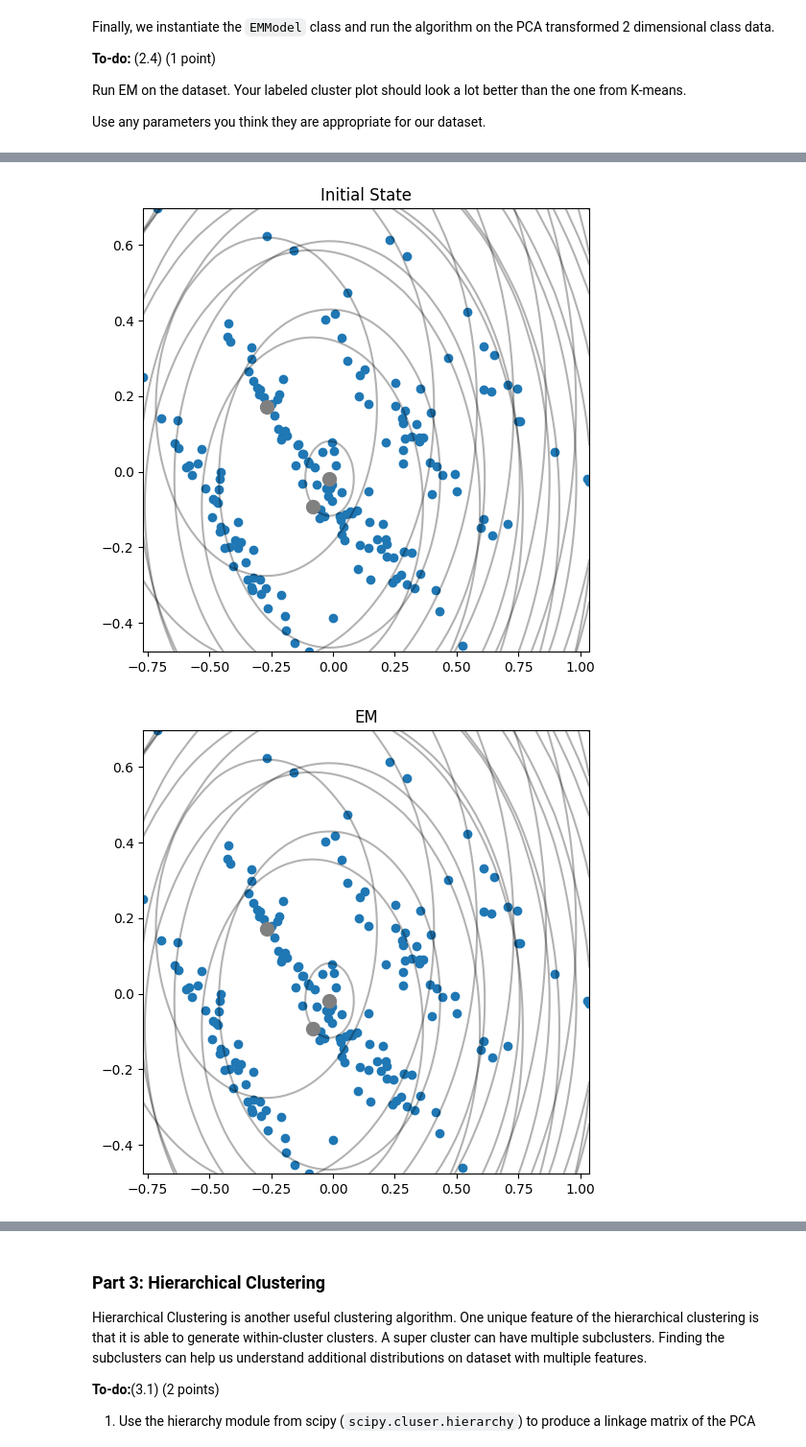
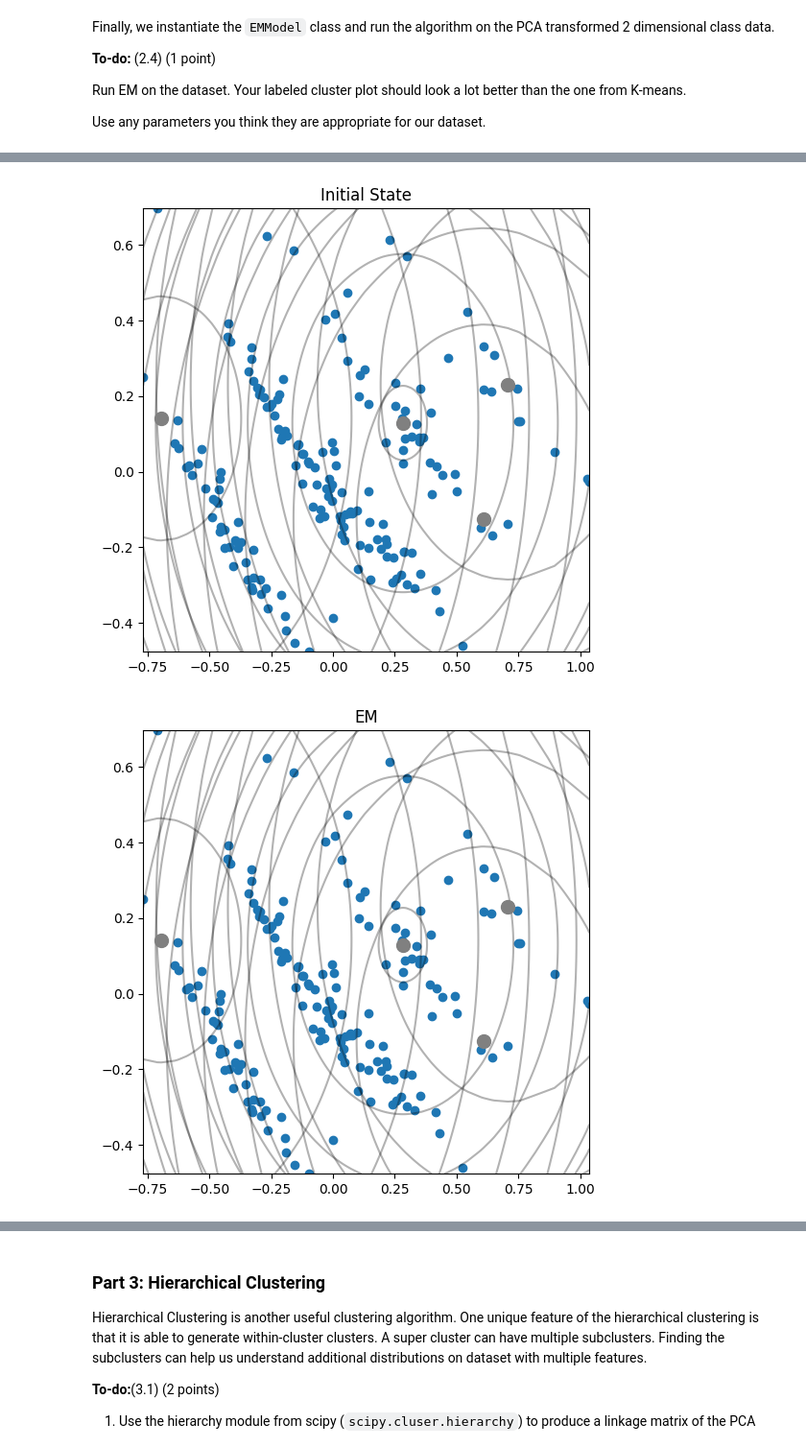
Before and after one commit to siakhorsand/Kmeans, a Jupyter notebook: A2/A2.ipynb, the cells around one changed output, grey strips where cells are left out. Shown at 96% size. Saved outputs shown, nothing was run; the diff lists cells and outputs as text; code cells hidden in the pictures.

```diff
--- a/A2/A2.ipynb
+++ b/A2/A2.ipynb
@@ -216,7 +216,7 @@ def expectation(self):
     #2.2
     r = np.zeros((self.N, self.k))
     for c in range(self.k):
-        prob = multivariate_normal(mean = self.mu[c], cov= self.sigma[c]).pdf(self.X)
+        prob = multivariate_normal(mean = self.mu[c], cov= self.sigma[c], allow_singular = True).pdf(self.X)
         r[:, c] = self.pi[c] * prob
     r = r/np.sum(r, axis = 1, keepdims = True)
 
@@ -244,7 +244,7 @@ def maximization(self, r):
     for c in range(self.k):
         diff  = self.X - self.mu[c]
         weight = r[: , c, np.newaxis] * diff
-        self.sigma[c] = weight.T @ diff / r.sum() #  chang to r[:,c].sum() if it doesnt work
+        self.sigma[c] = weight.T @ diff / r[:,c].sum() # might have to change to r.sum()
 
 EMModel.maximization = maximization
 # %% [markdown]
@@ -286,8 +286,8 @@ model.run()
 # %%
-#second version
+#2.4 version with 4 clusters
 
-model = EMModel(pca, k = 3, max_iters= 300)
+model = EMModel(pca, k = 4, max_iters= 150)
 model.run()
 # %% [output]
-[figure, old version]
+[figure, new version]
-[figure, old version]
+[figure, new version]
```
Also changed, not shown: parts of 3 cells of this notebook.
